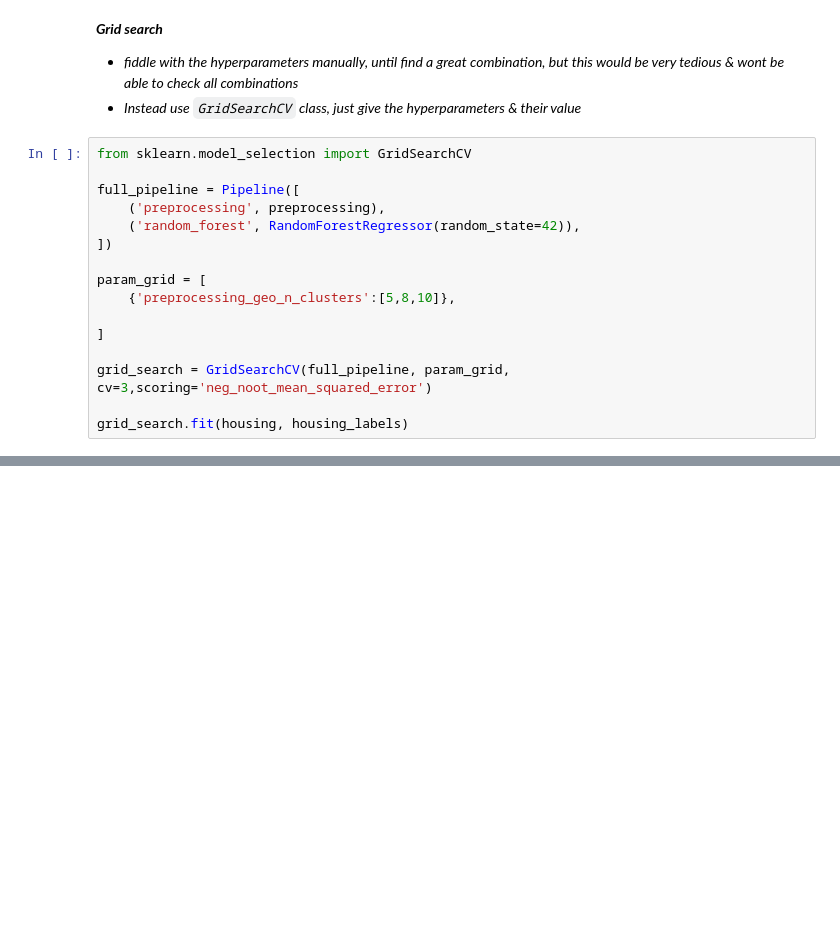
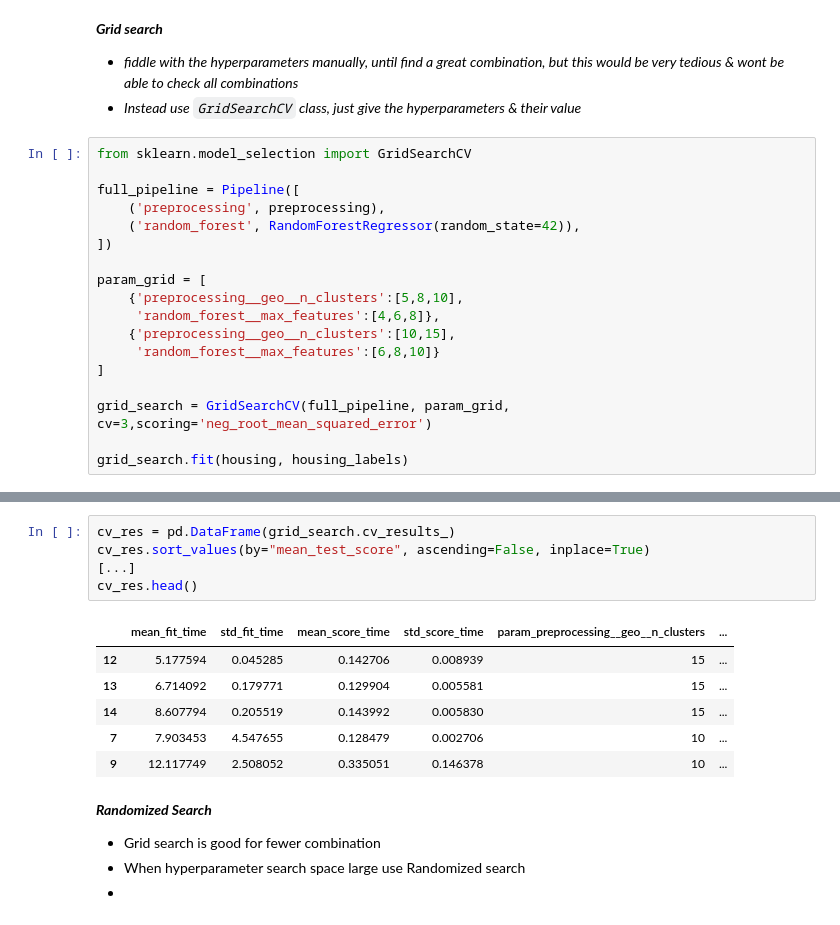
Before and after one commit to rosmalai/HANDS-ON-ML, a Jupyter notebook: Chapter 2/housing price prediction/main.ipynb, the cells around one changed output, grey strips where cells are left out. Cells and saved outputs as stored; diff of their text form; blank space fills up the shorter version.

```diff
--- a/Chapter 2/housing price prediction/main.ipynb
+++ b/Chapter 2/housing price prediction/main.ipynb
@@ -880,10 +878,12 @@ full_pipeline = Pipeline([
 ])
 
 param_grid = [
-    {'preprocessing_geo_n_clusters':[5,8,10]},
-
+    {'preprocessing__geo__n_clusters':[5,8,10],
+     'random_forest__max_features':[4,6,8]},
+    {'preprocessing__geo__n_clusters':[10,15],
+     'random_forest__max_features':[6,8,10]}
 ]
 
-grid_search = GridSearchCV(full_pipeline, param_grid, cv=3,scoring='neg_noot_mean_squared_error')
+grid_search = GridSearchCV(full_pipeline, param_grid, cv=3,scoring='neg_root_mean_squared_error')
 
 grid_search.fit(housing, housing_labels)
@@ -889,0 +934,17 @@ grid_search.fit(housing, housing_labels)
+# %%
+cv_res = pd.DataFrame(grid_search.cv_results_)
+cv_res.sort_values(by="mean_test_score", ascending=False, inplace=True)
+[...]
+cv_res.head()
+# %% [output]
+|  | mean_fit_time | std_fit_time | mean_score_time | std_score_time | param_preprocessing__geo__n_clusters | ... |
+| 12 | 5.177594 | 0.045285 | 0.142706 | 0.008939 | 15 | ... |
+| 13 | 6.714092 | 0.179771 | 0.129904 | 0.005581 | 15 | ... |
+| 14 | 8.607794 | 0.205519 | 0.143992 | 0.005830 | 15 | ... |
+| 7 | 7.903453 | 4.547655 | 0.128479 | 0.002706 | 10 | ... |
+| 9 | 12.117749 | 2.508052 | 0.335051 | 0.146378 | 10 | ... |
+# %% [markdown]
+***Randomized Search***
+- Grid search is good for fewer combination
+- When hyperparameter search space large use Randomized search
+-
```
Also changed, not shown: parts of 20 cells of this notebook.
